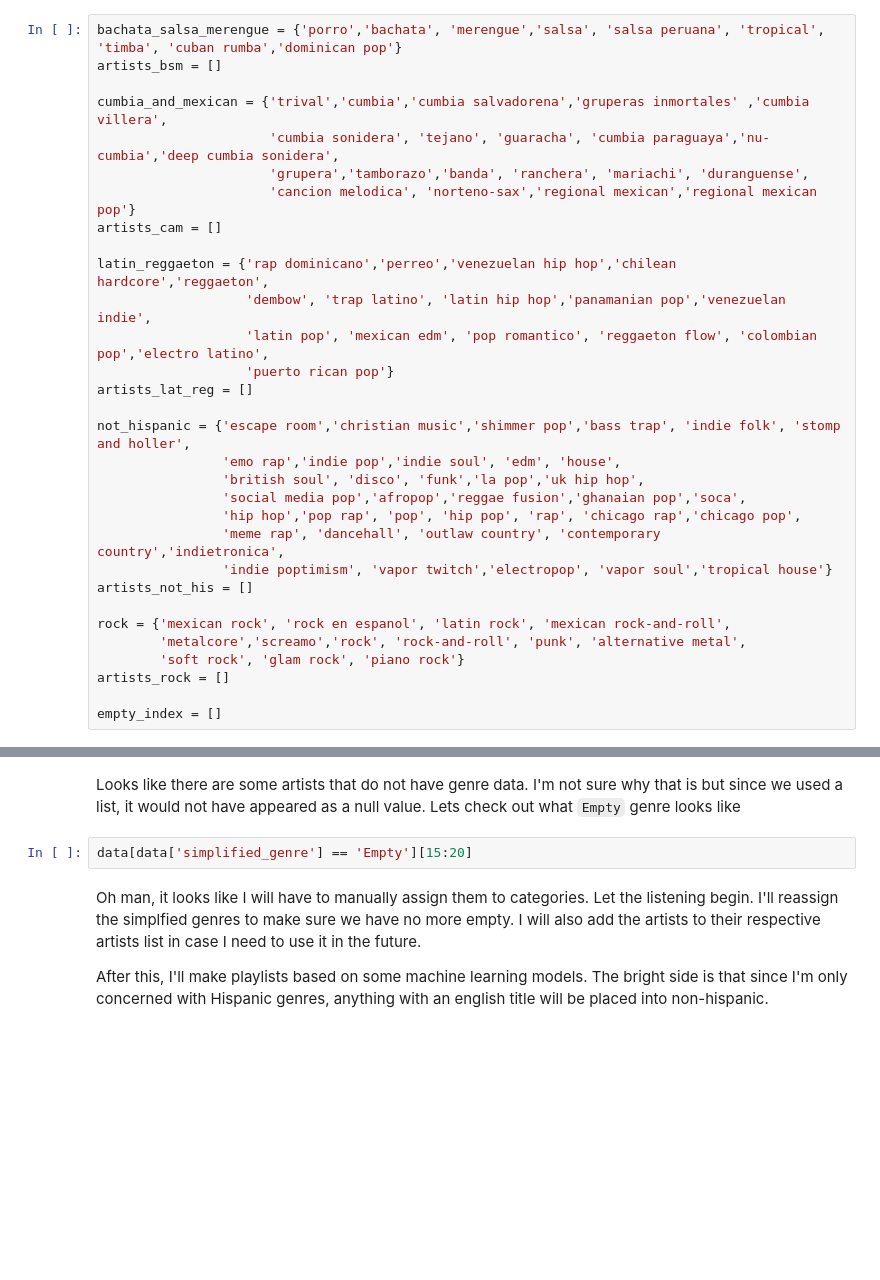
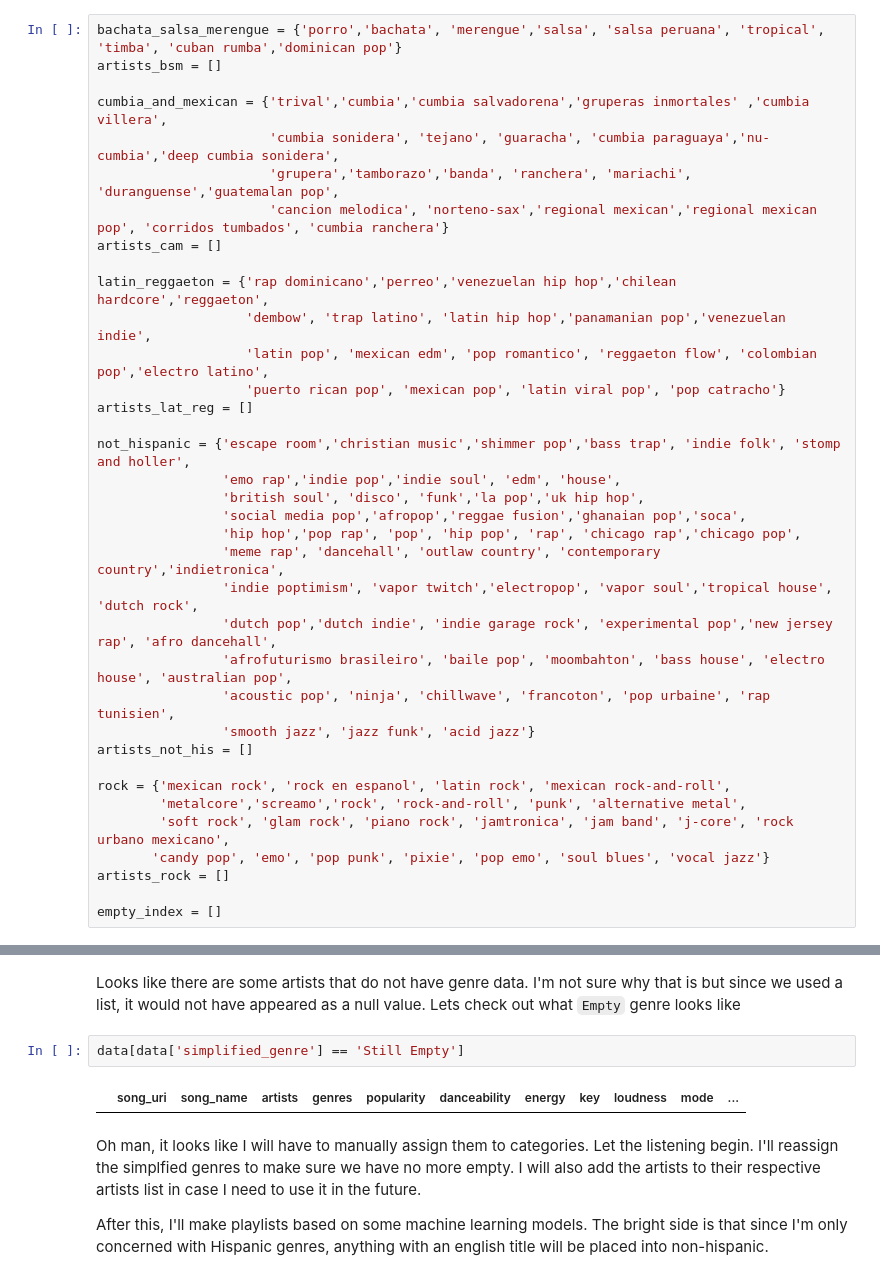
Before and after one commit to PeterGarcia95/spotipy_wrapper, a Jupyter notebook: spotipy_wrapper.ipynb, the cells around one changed output, grey strips where cells are left out. Drawn from its saved outputs; the diff is of its cells as text; blank space fills up the shorter version.

```diff
--- a/spotipy_wrapper.ipynb
+++ b/spotipy_wrapper.ipynb
@@ -294,14 +326,14 @@ artists_bsm = []
 
 cumbia_and_mexican = {'trival','cumbia','cumbia salvadorena','gruperas inmortales' ,'cumbia villera',
                       'cumbia sonidera', 'tejano', 'guaracha', 'cumbia paraguaya','nu-cumbia','deep cumbia sonidera',
-                      'grupera','tamborazo','banda', 'ranchera', 'mariachi', 'duranguense',
-                      'cancion melodica', 'norteno-sax','regional mexican','regional mexican pop'}
+                      'grupera','tamborazo','banda', 'ranchera', 'mariachi', 'duranguense','guatemalan pop',
+                      'cancion melodica', 'norteno-sax','regional mexican','regional mexican pop', 'corridos tumbados', 'cumbia ranchera'}
 artists_cam = []
 
 latin_reggaeton = {'rap dominicano','perreo','venezuelan hip hop','chilean hardcore','reggaeton',
                    'dembow', 'trap latino', 'latin hip hop','panamanian pop','venezuelan indie',
                    'latin pop', 'mexican edm', 'pop romantico', 'reggaeton flow', 'colombian pop','electro latino',
-                   'puerto rican pop'}
+                   'puerto rican pop', 'mexican pop', 'latin viral pop', 'pop catracho'}
 artists_lat_reg = []
 
 not_hispanic = {'escape room','christian music','shimmer pop','bass trap', 'indie folk', 'stomp and holler',
@@ -310,12 +342,17 @@ not_hispanic = {'escape room','christian music','shimmer pop','bass trap', 'indi
                 'social media pop','afropop','reggae fusion','ghanaian pop','soca',
                 'hip hop','pop rap', 'pop', 'hip pop', 'rap', 'chicago rap','chicago pop',
                 'meme rap', 'dancehall', 'outlaw country', 'contemporary country','indietronica',
-                'indie poptimism', 'vapor twitch','electropop', 'vapor soul','tropical house'}
+                'indie poptimism', 'vapor twitch','electropop', 'vapor soul','tropical house', 'dutch rock',
+                'dutch pop','dutch indie', 'indie garage rock', 'experimental pop','new jersey rap', 'afro dancehall',
+                'afrofuturismo brasileiro', 'baile pop', 'moombahton', 'bass house', 'electro house', 'australian pop',
+                'acoustic pop', 'ninja', 'chillwave', 'francoton', 'pop urbaine', 'rap tunisien',
+                'smooth jazz', 'jazz funk', 'acid jazz'}
 artists_not_his = []
 
 rock = {'mexican rock', 'rock en espanol', 'latin rock', 'mexican rock-and-roll',
         'metalcore','screamo','rock', 'rock-and-roll', 'punk', 'alternative metal',
-        'soft rock', 'glam rock', 'piano rock'}
+        'soft rock', 'glam rock', 'piano rock', 'jamtronica', 'jam band', 'j-core', 'rock urbano mexicano',
+       'candy pop', 'emo', 'pop punk', 'pixie', 'pop emo', 'soul blues', 'vocal jazz'}
 artists_rock = []
 
 empty_index = []
@@ -366,7 +425,9 @@ genre_dummied.sum().sort_values(ascending= False)
 # %% [markdown]
 Looks like there are some artists that do not have genre data. I'm not sure why that is but since we used a list, it would not have appeared as a null value. Lets check out what `Empty` genre looks like
 # %%
-data[data['simplified_genre'] == 'Empty'][15:20]
+data[data['simplified_genre'] == 'Still Empty']
+# %% [output]
+|  | song_uri | song_name | artists | genres | popularity | danceability | energy | key | loudness | mode | ... |
 # %% [markdown]
 Oh man, it looks like I will have to manually assign them to categories. Let the listening begin. I'll reassign the simplfied genres to make sure we have no more empty. I will also add the artists to their respective artists list in case I need to use it in the future.
 
```
Also changed, not shown: parts of 42 cells of this notebook.
